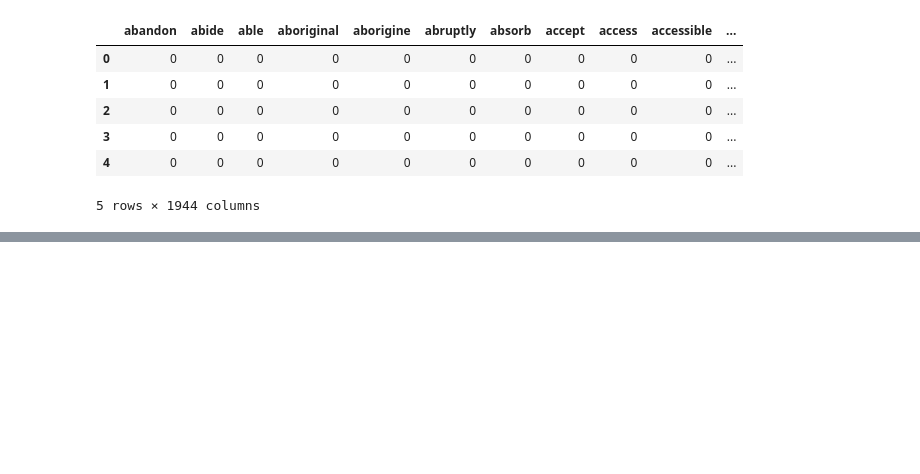
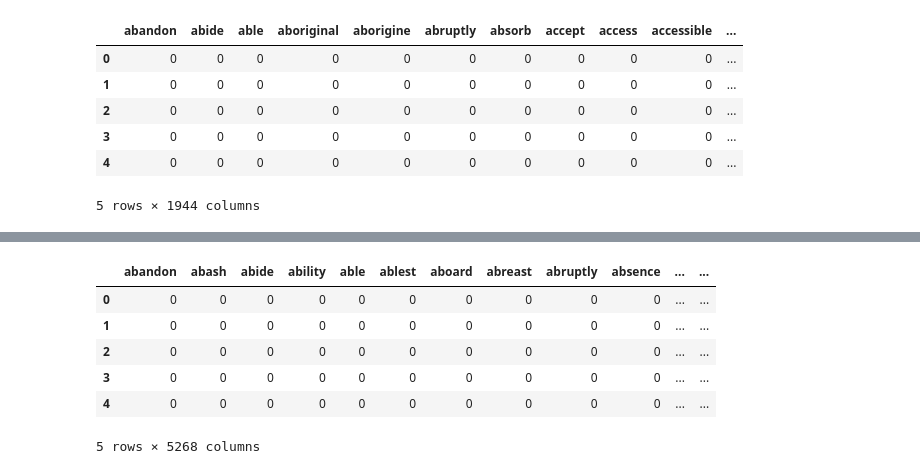
Before and after one commit to smw150430/project_gutenberg, a Jupyter notebook: Stories_From_Tagore.ipynb, the cells around one changed output, grey strips where cells are left out. Saved outputs shown, nothing was run; the diff lists cells and outputs as text; code cells hidden in the pictures; blank space fills up the shorter version.

```diff
--- a/Stories_From_Tagore.ipynb
+++ b/Stories_From_Tagore.ipynb
@@ -325,0 +353,3 @@ vector_df.head()
+# %%
+stories_tokens_2 = [i.lower() for i in stories_tokens_raw_2]
+print(stories_tokens_2[:100])
@@ -325,0 +398,14 @@ vector_df.head()
+# %%
+cv_2 = CountVectorizer()
+cv_2.fit(meta_lemmaed_2)
+vector_doc_2 = cv_2.transform(meta_lemmaed_2)
+vector_df_2 = pd.DataFrame(vector_doc_2.toarray(), columns=cv_2.get_feature_names())
+vector_df_2.head()
+# %% [output]
+|  | abandon | abash | abide | ability | able | ablest | aboard | abreast | abruptly | absence | ... | ... |
+| 0 | 0 | 0 | 0 | 0 | 0 | 0 | 0 | 0 | 0 | 0 | ... | ... |
+| 1 | 0 | 0 | 0 | 0 | 0 | 0 | 0 | 0 | 0 | 0 | ... | ... |
+| 2 | 0 | 0 | 0 | 0 | 0 | 0 | 0 | 0 | 0 | 0 | ... | ... |
+| 3 | 0 | 0 | 0 | 0 | 0 | 0 | 0 | 0 | 0 | 0 | ... | ... |
+| 4 | 0 | 0 | 0 | 0 | 0 | 0 | 0 | 0 | 0 | 0 | ... | ... |
+5 rows × 5268 columns
```
Also changed, not shown: parts of 10 cells of this notebook.
